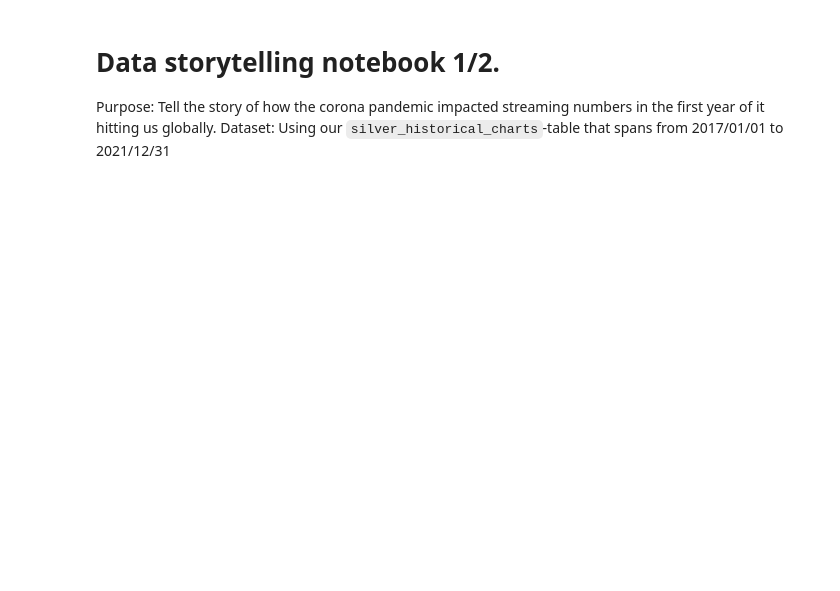
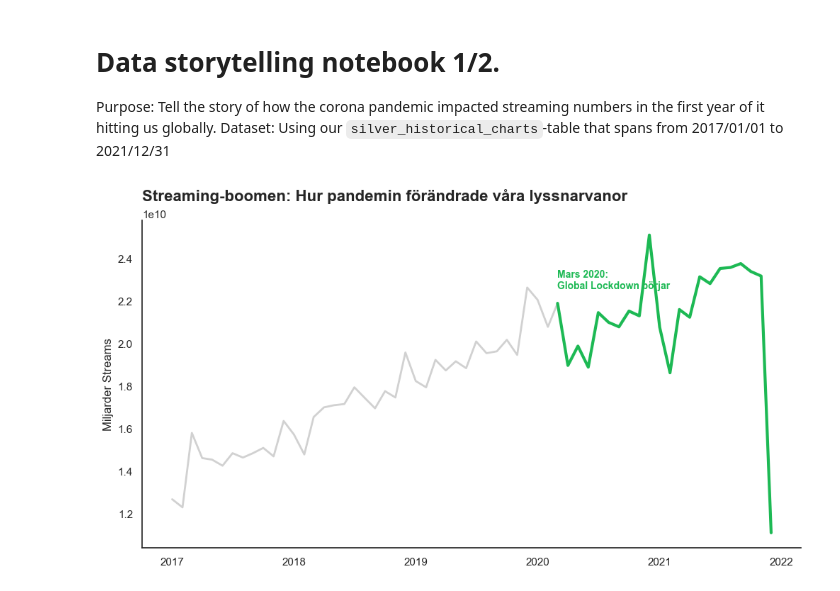
Before and after one commit to JohnnyHyytiainen/DEUX2025_music_project, a Jupyter notebook: notebooks/pandemic_storytelling_visualisation.ipynb, the cells around one changed output. Cells and saved outputs as stored; diff of their text form; code cells hidden in the pictures; blank space fills up the shorter version.

Commit message:
feat(storytelling): updated repo with storytelling notebook to show the iterative process from start to finnished product

```diff
--- a/notebooks/pandemic_storytelling_visualisation.ipynb
+++ b/notebooks/pandemic_storytelling_visualisation.ipynb
@@ -31,3 +31,37 @@ ORDER BY 1
 # Dra in den färdiga aggregerade datan i en DataFrame NU när queryn redan är gjord. Bättre prestanda
 df_trend = con.execute(query).df()
 con.close()
+# %%
+# Säkerställ att Pandas fattar att 'month' är ett datum för att undvika problem med X axeln när det är dags att plotta.
+df_trend['month'] = pd.to_datetime(df_trend['month'])
+# %%
+# Sätt stilen till en ren vit bakgrund
+sns.set_theme(style="white")
+plt.figure(figsize=(12, 6))
+
+# Skapa grafen
+ax = sns.lineplot(data=df_trend, x='month', y='total_streams', color='#d1d1d1', linewidth=2)
+
+# STORYTELLING: Markera pandemin (Mars 2020) med en annan färg
+pandemic_start = '2020-03-01'
+df_pandemic = df_trend[df_trend['month'] >= pandemic_start]
+sns.lineplot(data=df_pandemic, x='month', y='total_streams', color='#1DB954', linewidth=3, ax=ax)
+
+# DECLUTTERING: Ta bort ramen (spines)
+ax.spines['top'].set_visible(False)
+ax.spines['right'].set_visible(False)
+
+# ANNOTERING: Berätta vad som händer
+plt.text(pd.to_datetime('2020-03-01'), df_trend['total_streams'].max() * 0.9,
+         "Mars 2020:\nGlobal Lockdown börjar",
+         fontsize=10, fontweight='bold', color='#1DB954')
+
+# TITEL: Action-orienterad
+plt.title("Streaming-boomen: Hur pandemin förändrade våra lyssnarvanor",
+          fontsize=16, fontweight='bold', pad=20, loc='left')
+
+plt.ylabel("Miljarder Streams")
+plt.xlabel("") # Ta bort 'month' etiketten, den är självförklarande
+plt.show()
+# %% [output]
+[figure, added]
```
Also changed, not shown: parts of 2 cells of this notebook.
